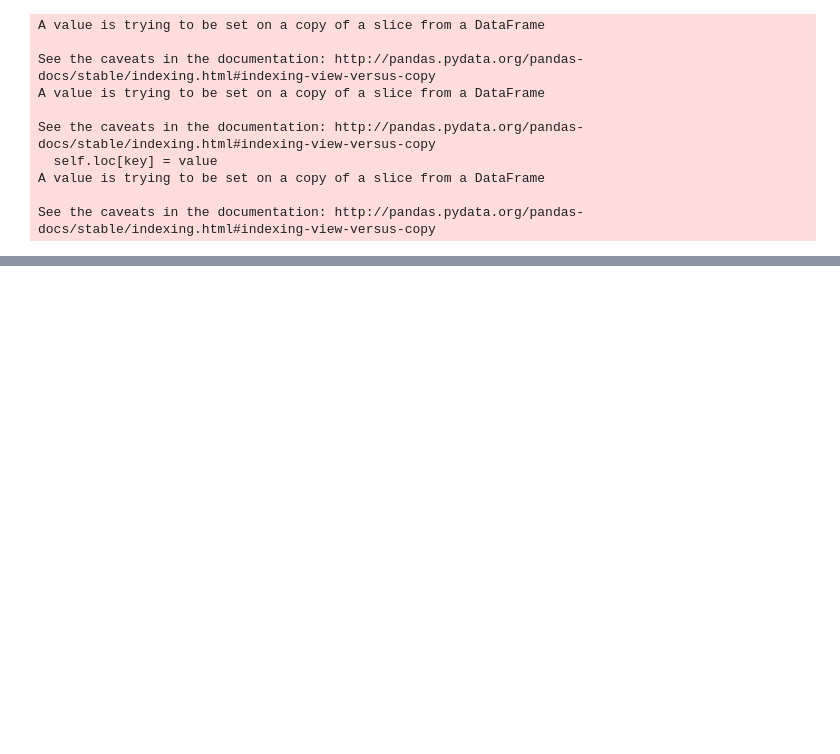
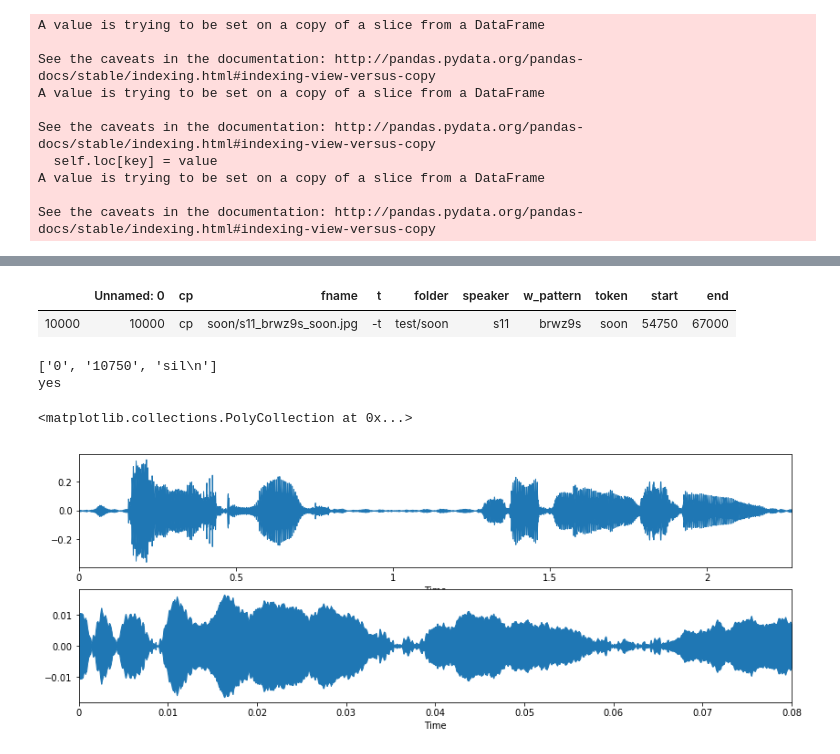
Before and after one commit to internetoftim/labidub, a Jupyter notebook: dataset/Parse Speech.ipynb, the cells around one changed output, grey strips where cells are left out. Saved outputs shown, nothing was run; the diff lists cells and outputs as text; code cells hidden in the pictures; blank space fills up the shorter version.

Commit message:
edited parse speech

```diff
--- a/dataset/Parse Speech.ipynb
+++ b/dataset/Parse Speech.ipynb
@@ -273,0 +273,7 @@ See the caveats in the documentation: http://pandas.pydata.org/pandas-docs/stabl
+# %%
+t_path = pathlib.Path(".")
+# %%
+audio_path = str(t_path/"speech_25khz"/temp_row['speaker']/ str(temp_row['w_pattern'])) + ".wav"
+out_path = t_path/"speech_25khz/"/temp_row['folder']
+print(audio_path)
+print(out_path)
@@ -273,0 +291,2 @@ See the caveats in the documentation: http://pandas.pydata.org/pandas-docs/stabl
+# %%
+t_y,t_sr = librosa.load(audio_path,sr=None)
@@ -273,0 +319,29 @@ See the caveats in the documentation: http://pandas.pydata.org/pandas-docs/stabl
+# %%
+test_df[test_df['fname']==temp_row['fname']]
+# %% [output]
+|  | Unnamed: 0 | cp | fname | t | folder | speaker | w_pattern | token | start | end |
+| 10000 | 10000 | cp | soon/s11_brwz9s_soon.jpg | -t | test/soon | s11 | brwz9s | soon | 54750 | 67000 |
+# %%
+transcript_path = str(t_path/"annotation"/temp_row['speaker']/ str(temp_row['w_pattern'])) + ".align"
+with open(transcript_path) as myfile:
+    head = [next(myfile) for x in range(1)]
+# print(head[0].split(' ')[1])
+t_head=head[0].split(' ')
+if re.search('sil',t_head[2]):
+    sil_offset = int(t_head[1])
+else:
+    sil_offset=0
+t_wav = t_y[temp_row['start']-sil_offset:temp_row['end']-sil_offset]
+librosa.output.write_wav(out_path, t_wav, sr)
+# %% [output]
+['0', '10750', 'sil\n']
+yes
+# %%
+plt.figure(figsize=(14, 5))
+plt.subplot(2,1,1)
+librosa.display.waveplot(t_y, sr=t_sr)
+plt.subplot(2,1,2)
+librosa.display.waveplot(t_wav, sr=t_sr)
+# %% [output]
+<matplotlib.collections.PolyCollection at 0x...>
+[figure, added]
```
Also changed, not shown: parts of 24 cells of this notebook.
